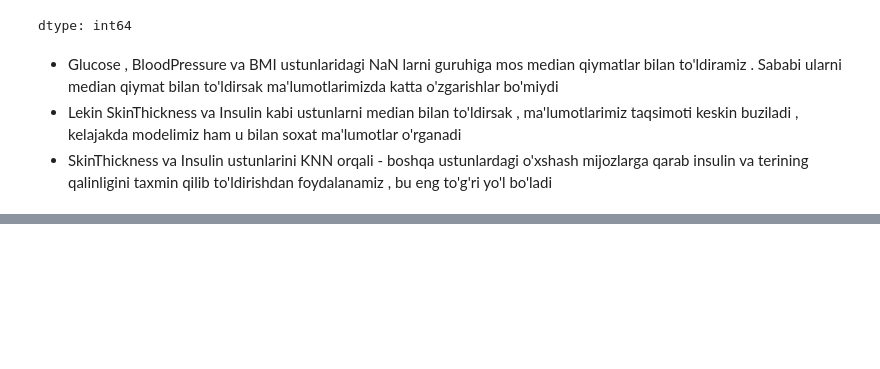
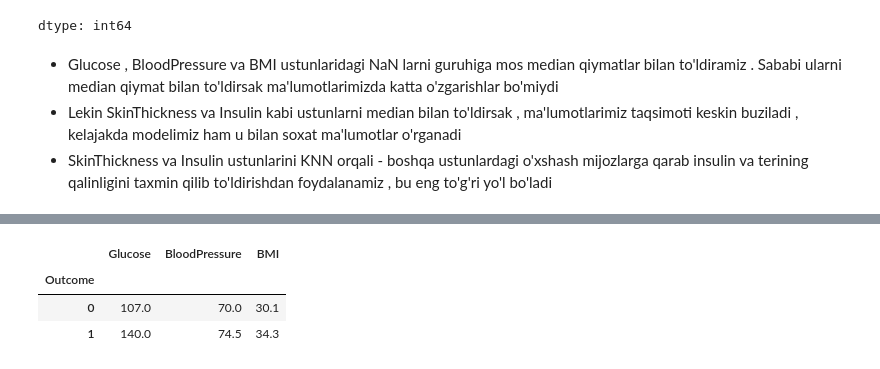
Before and after one commit to izzat-ai/learning-ai, a Jupyter notebook: projects/diabet_project/diabetes_project.ipynb, the cells around one changed output, grey strips where cells are left out. Saved outputs shown, nothing was run; the diff lists cells and outputs as text; code cells hidden in the pictures; blank space fills up the shorter version.

```diff
--- a/projects/diabet_project/diabetes_project.ipynb
+++ b/projects/diabet_project/diabetes_project.ipynb
@@ -147,0 +131,8 @@ df.groupby('BMI')[['Glucose', 'BloodPressure']].median()
+# %%
+# diabet bor yoki yo'q insonlar bo'yicha guruhlab median qiymatlarni aniqlash
+df.groupby('Outcome')[['Glucose', 'BloodPressure', 'BMI']].median()
+# %% [output]
+|  | Glucose | BloodPressure | BMI |
+| Outcome |  |  |  |
+| 0 | 107.0 | 70.0 | 30.1 |
+| 1 | 140.0 | 74.5 | 34.3 |
```
Also changed, not shown: parts of 6 cells of this notebook.
